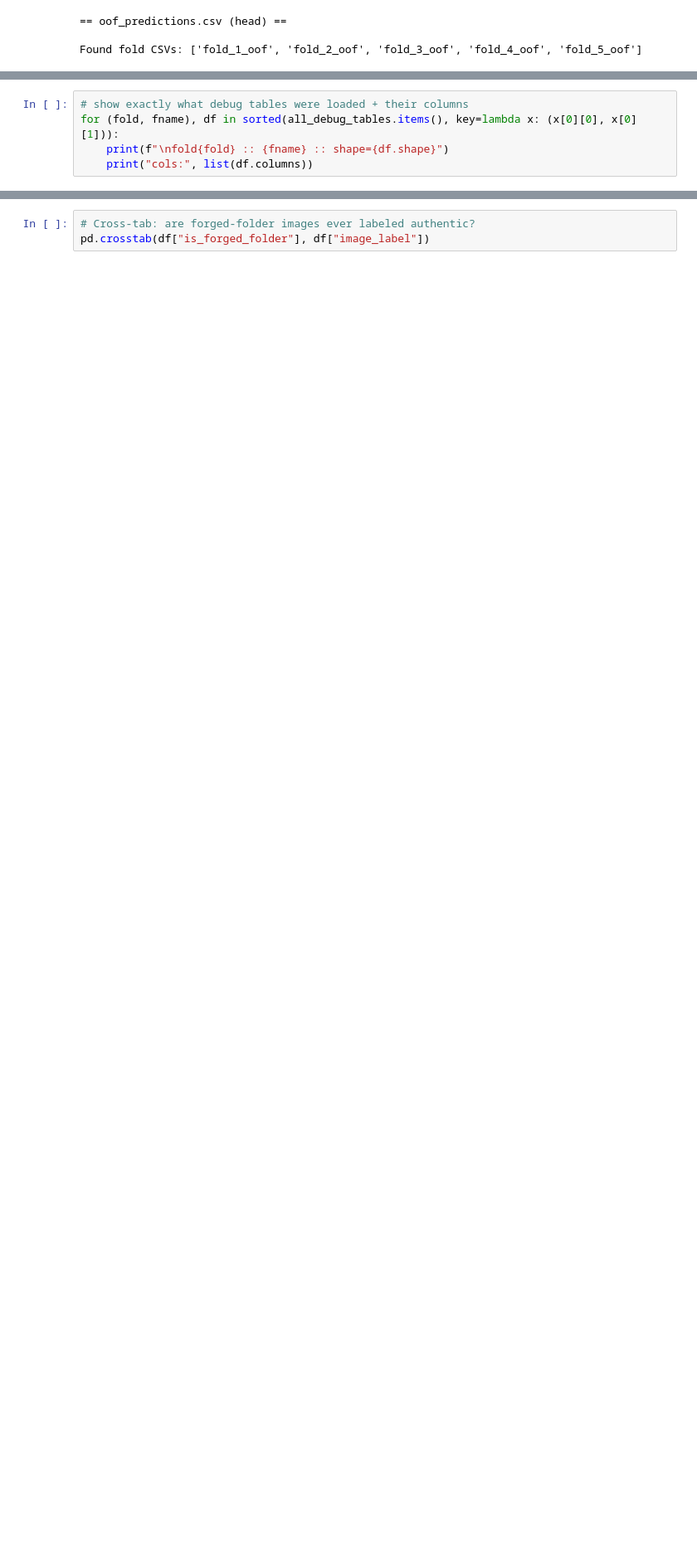
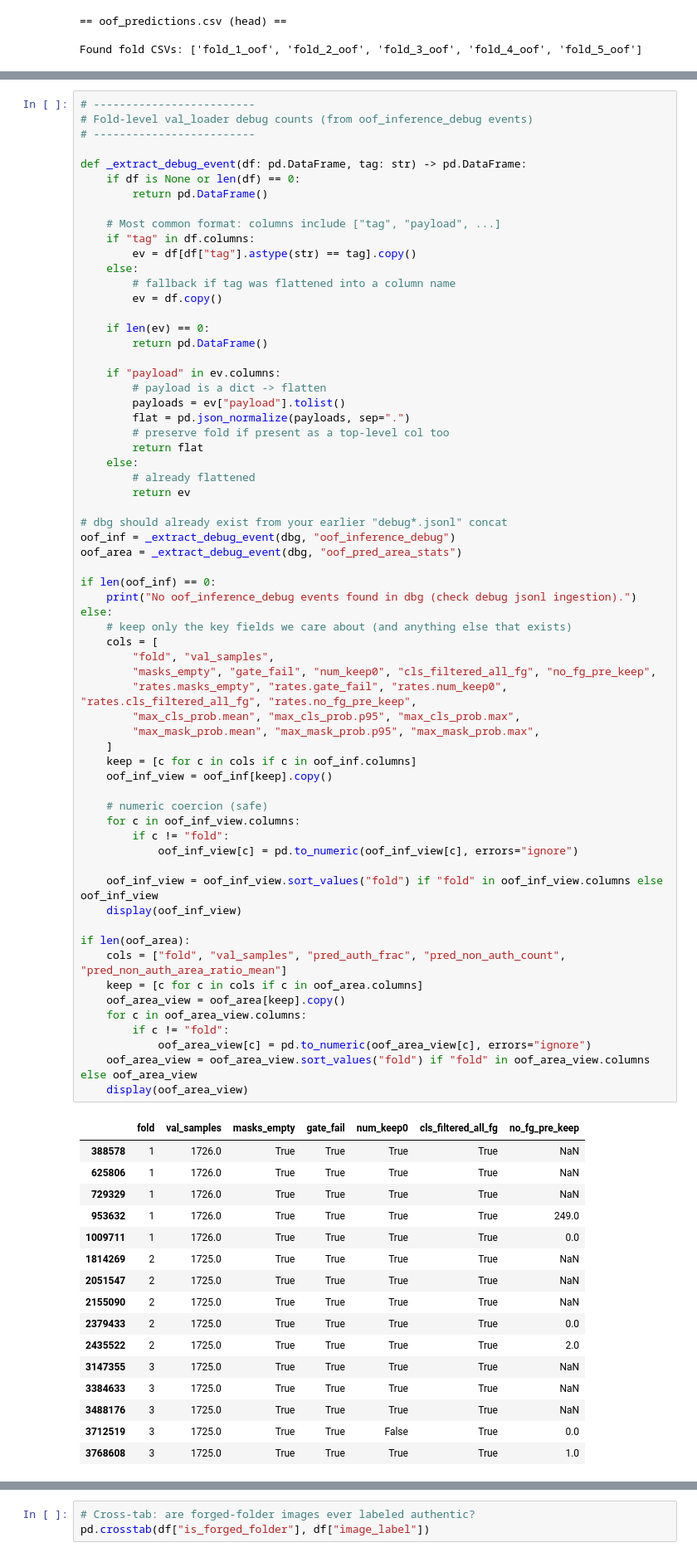
Before and after one commit to piiop/RecodAI_LUC, a Jupyter notebook: notebooks/cv_analysis.ipynb, the cells around one changed output, grey strips where cells are left out. Shown at 83% size. Drawn from its saved outputs; the diff is of its cells as text; blank space fills up the shorter version.

```diff
--- a/notebooks/cv_analysis.ipynb
+++ b/notebooks/cv_analysis.ipynb
@@ -597,5 +432,0 @@ shape: (86300, 12) cols: ['fold', 'epoch', 'global_step', 'lr', 'loss_mask_bce',
-# %%
-# show exactly what debug tables were loaded + their columns
-for (fold, fname), df in sorted(all_debug_tables.items(), key=lambda x: (x[0][0], x[0][1])):
-    print(f"\nfold{fold} :: {fname} :: shape={df.shape}")
-    print("cols:", list(df.columns))
@@ -723,0 +577,81 @@ suspect rows: 6
+# %%
+# -------------------------
+# Fold-level val_loader debug counts (from oof_inference_debug events)
+# -------------------------
+
+def _extract_debug_event(df: pd.DataFrame, tag: str) -> pd.DataFrame:
+    if df is None or len(df) == 0:
+        return pd.DataFrame()
+
+    # Most common format: columns include ["tag", "payload", ...]
+    if "tag" in df.columns:
+        ev = df[df["tag"].astype(str) == tag].copy()
+    else:
+        # fallback if tag was flattened into a column name
+        ev = df.copy()
+
+    if len(ev) == 0:
+        return pd.DataFrame()
+
+    if "payload" in ev.columns:
+        # payload is a dict -> flatten
+        payloads = ev["payload"].tolist()
+        flat = pd.json_normalize(payloads, sep=".")
+        # preserve fold if present as a top-level col too
+        return flat
+    else:
+        # already flattened
+        return ev
+
+# dbg should already exist from your earlier "debug*.jsonl" concat
+oof_inf = _extract_debug_event(dbg, "oof_inference_debug")
+oof_area = _extract_debug_event(dbg, "oof_pred_area_stats")
+
+if len(oof_inf) == 0:
+    print("No oof_inference_debug events found in dbg (check debug jsonl ingestion).")
+else:
+    # keep only the key fields we care about (and anything else that exists)
+    cols = [
+        "fold", "val_samples",
+        "masks_empty", "gate_fail", "num_keep0", "cls_filtered_all_fg", "no_fg_pre_keep",
+        "rates.masks_empty", "rates.gate_fail", "rates.num_keep0", "rates.cls_filtered_all_fg", "rates.no_fg_pre_keep",
+        "max_cls_prob.mean", "max_cls_prob.p95", "max_cls_prob.max",
+        "max_mask_prob.mean", "max_mask_prob.p95", "max_mask_prob.max",
+    ]
+    keep = [c for c in cols if c in oof_inf.columns]
+    oof_inf_view = oof_inf[keep].copy()
+
+    # numeric coercion (safe)
+    for c in oof_inf_view.columns:
+        if c != "fold":
+            oof_inf_view[c] = pd.to_numeric(oof_inf_view[c], errors="ignore")
+
+    oof_inf_view = oof_inf_view.sort_values("fold") if "fold" in oof_inf_view.columns else oof_inf_view
+    display(oof_inf_view)
+
+if len(oof_area):
+    cols = ["fold", "val_samples", "pred_auth_frac", "pred_non_auth_count", "pred_non_auth_area_ratio_mean"]
+    keep = [c for c in cols if c in oof_area.columns]
+    oof_area_view = oof_area[keep].copy()
+    for c in oof_area_view.columns:
+        if c != "fold":
+            oof_area_view[c] = pd.to_numeric(oof_area_view[c], errors="ignore")
+    oof_area_view = oof_area_view.sort_values("fold") if "fold" in oof_area_view.columns else oof_area_view
+    display(oof_area_view)
+# %% [output]
+|  | fold | val_samples | masks_empty | gate_fail | num_keep0 | cls_filtered_all_fg | no_fg_pre_keep |
+| 388578 | 1 | 1726.0 | True | True | True | True | NaN |
+| 625806 | 1 | 1726.0 | True | True | True | True | NaN |
+| 729329 | 1 | 1726.0 | True | True | True | True | NaN |
+| 953632 | 1 | 1726.0 | True | True | True | True | 249.0 |
+| 1009711 | 1 | 1726.0 | True | True | True | True | 0.0 |
+| 1814269 | 2 | 1725.0 | True | True | True | True | NaN |
+| 2051547 | 2 | 1725.0 | True | True | True | True | NaN |
+| 2155090 | 2 | 1725.0 | True | True | True | True | NaN |
+| 2379433 | 2 | 1725.0 | True | True | True | True | 0.0 |
+| 2435522 | 2 | 1725.0 | True | True | True | True | 2.0 |
+| 3147355 | 3 | 1725.0 | True | True | True | True | NaN |
+| 3384633 | 3 | 1725.0 | True | True | True | True | NaN |
+| 3488176 | 3 | 1725.0 | True | True | True | True | NaN |
+| 3712519 | 3 | 1725.0 | True | True | False | True | 0.0 |
+| 3768608 | 3 | 1725.0 | True | True | True | True | 1.0 |
```
Also changed, not shown: parts of 12 cells of this notebook, 2 other files.
